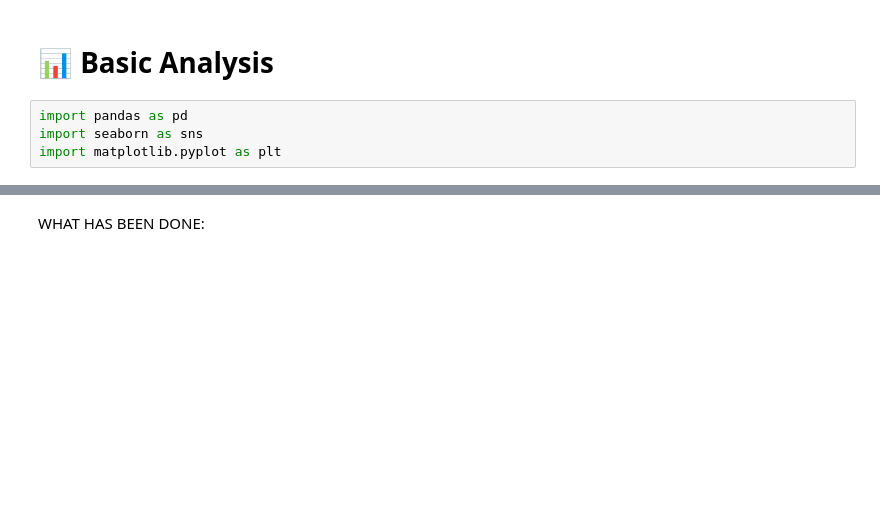
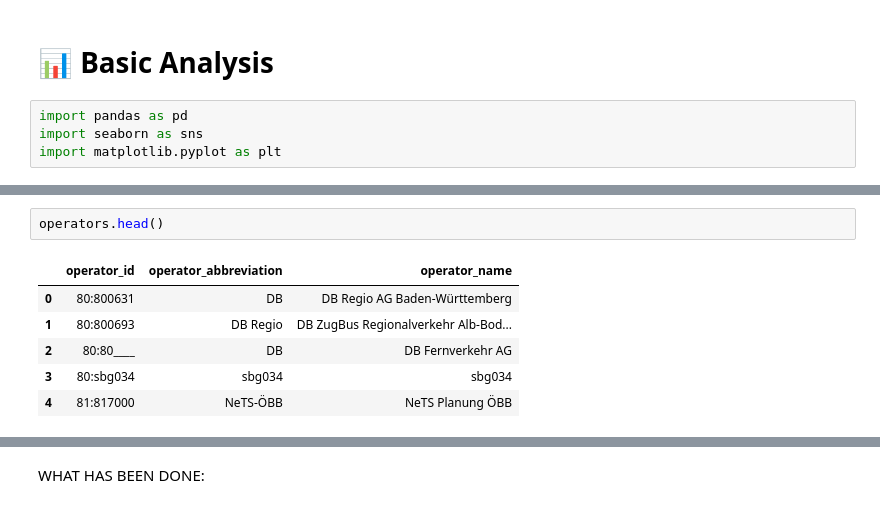
Before and after one commit to com-480-data-visualization/project-2023-choo-choo-data-darlings, a Jupyter notebook: basic_analysis.ipynb, the cells around one changed output, grey strips where cells are left out. Saved outputs shown, nothing was run; the diff lists cells and outputs as text; blank space fills up the shorter version.

```diff
--- a/basic_analysis.ipynb
+++ b/basic_analysis.ipynb
@@ -10,0 +23,9 @@ transport_data = pd.read_parquet(DATA_PATH)
+# %%
+operators.head()
+# %% [output]
+|  | operator_id | operator_abbreviation | operator_name |
+| 0 | 80:800631 | DB | DB Regio AG Baden-Württemberg |
+| 1 | 80:800693 | DB Regio | DB ZugBus Regionalverkehr Alb-Bod... |
+| 2 | 80:80____ | DB | DB Fernverkehr AG |
+| 3 | 80:sbg034 | sbg034 | sbg034 |
+| 4 | 81:817000 | NeTS-ÖBB | NeTS Planung ÖBB |
```
Also changed, not shown: parts of 12 cells of this notebook.
